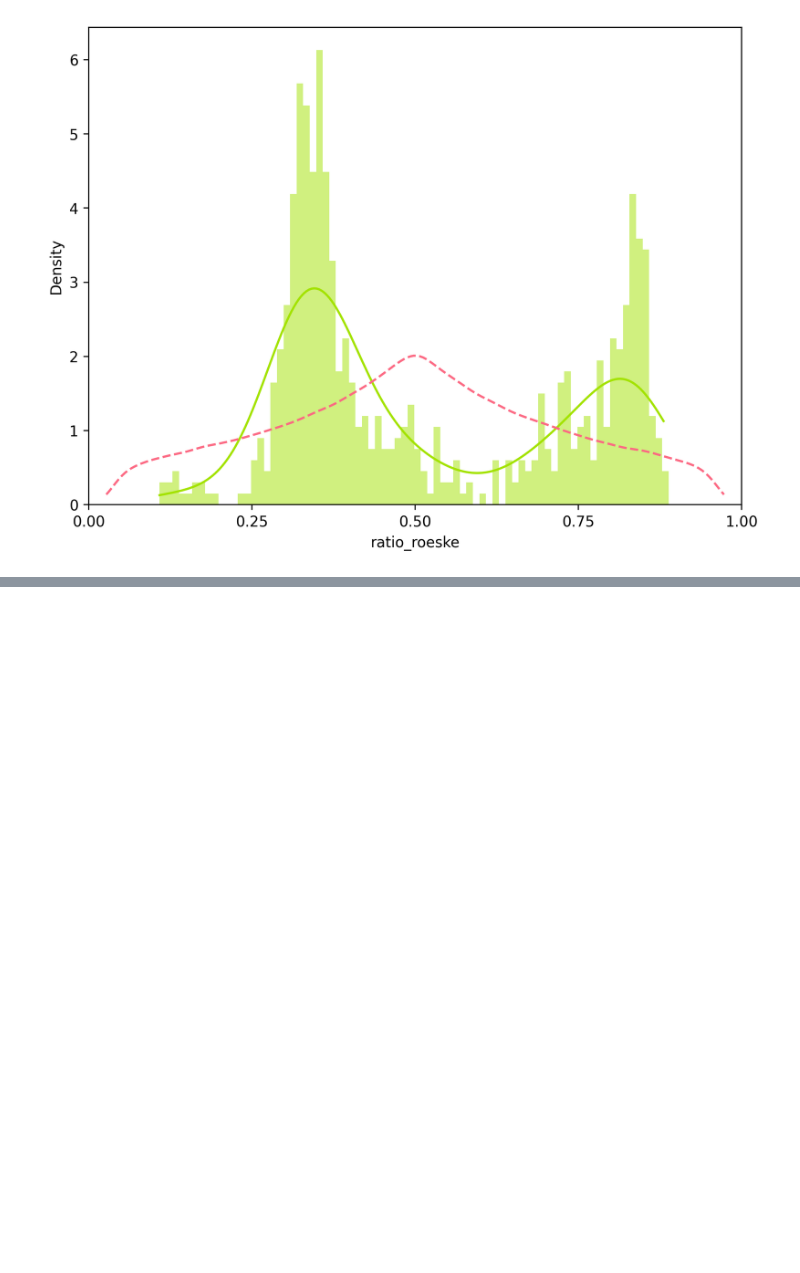
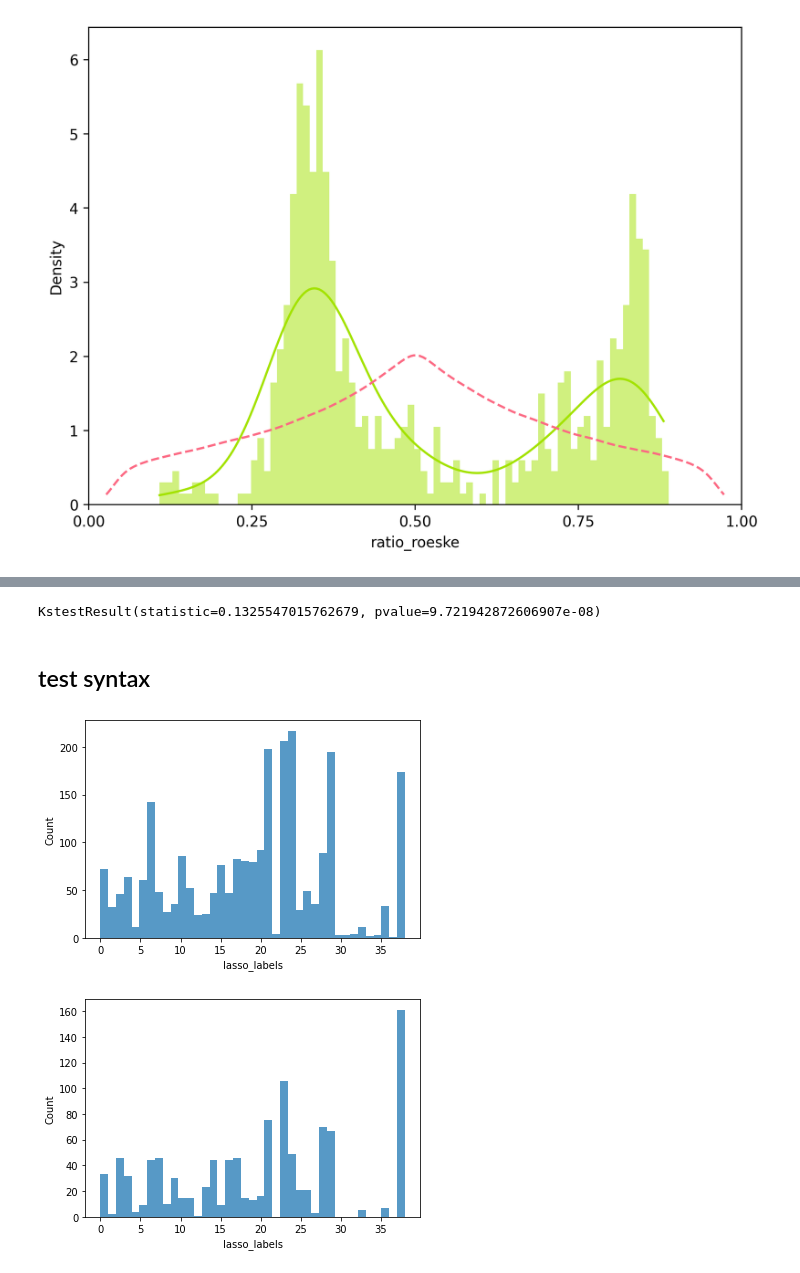
Before and after one commit to xingjeffrey/syntax_rhythm_pbb, a Jupyter notebook: notebooks/2_Categorical rhythm analyses/2.1 Categorical rhythm for Bird 22_Internal Consistency Test.ipynb, the cells around one changed output, grey strips where cells are left out. Cells and saved outputs as stored; diff of their text form; code cells hidden in the pictures; blank space fills up the shorter version.

Commit message:
Added Syntax Consistency

```diff
--- a/notebooks/2_Categorical rhythm analyses/2.1 Categorical rhythm for Bird 22_Internal Consistency Test.ipynb
+++ b/notebooks/2_Categorical rhythm analyses/2.1 Categorical rhythm for Bird 22_Internal Consistency Test.ipynb
@@ -150,0 +157,21 @@ SDoHList
+# %%
+scipy.stats.ks_2samp(dyadics[0]['ratio_roeske'], dyadics[1]['ratio_roeske'])
+# %% [output]
+KstestResult(statistic=0.1325547015762679, pvalue=9.721942872606907e-08)
+# %% [markdown]
+## test syntax
+# %%
+counter = 0
+
+for rec in recs:
+    sns.histplot(data = rec, x = 'lasso_labels', bins = len(np.unique(note_df['lasso_labels'])))
+
+    # save
+    figname = 'fig1_' + 'categorical_rhythm_syntax_consistency' + indv + str(counter) + '.pdf'
+    plt.savefig(FIGURE_DIR/'categorical_rhythm'/figname)
+    plt.show()
+
+    counter = counter + 1
+# %% [output]
+[figure, added]
+[figure, added]
```
Also changed, not shown: parts of 4 cells of this notebook, 16 other files.
